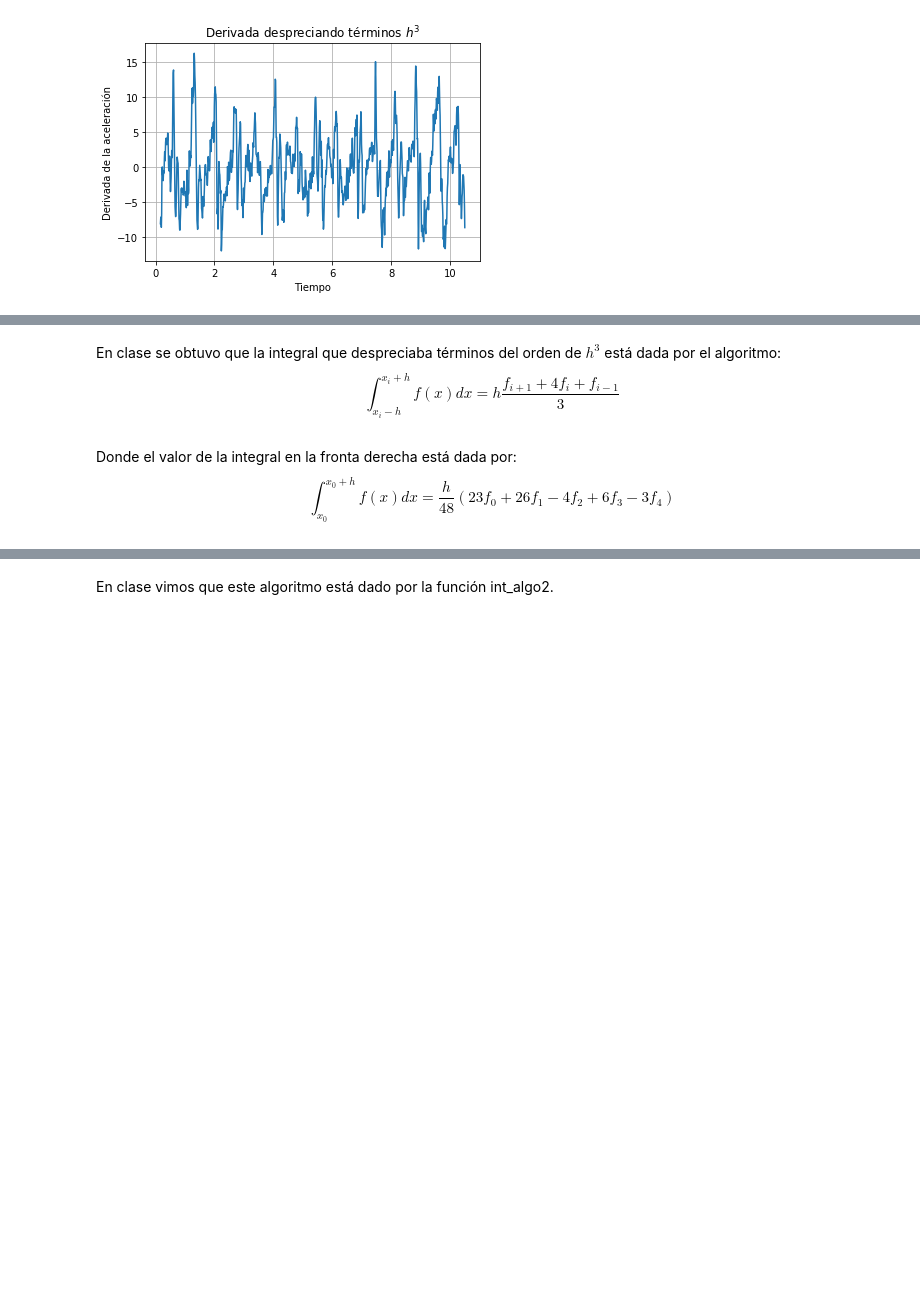
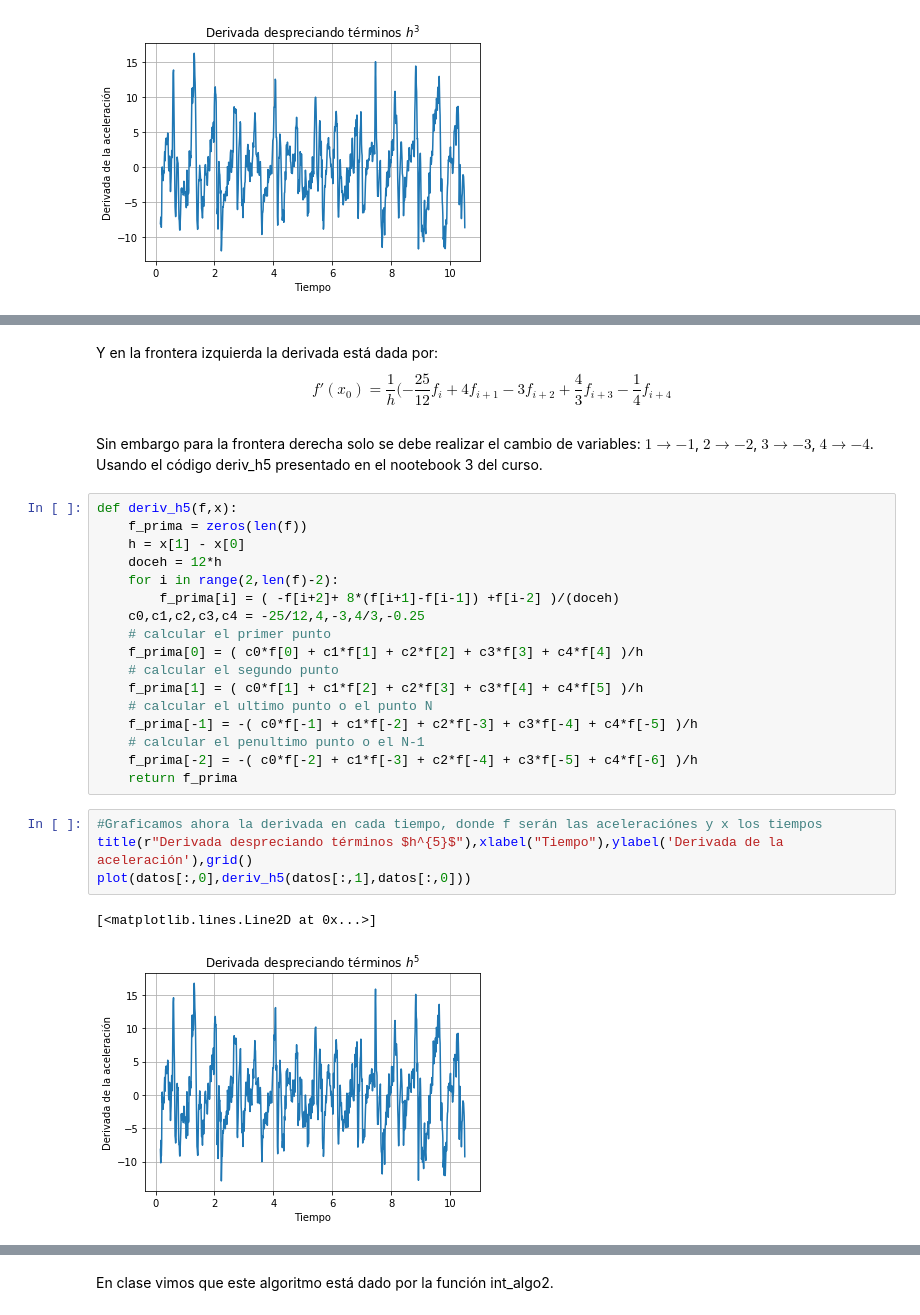
Before and after one commit to marthaaquino/Fisica-computacional, a Jupyter notebook: Examen 1.ipynb, the cells around one changed output, grey strips where cells are left out. Saved outputs shown, nothing was run; the diff lists cells and outputs as text; blank space fills up the shorter version.

```diff
--- a/Examen 1.ipynb
+++ b/Examen 1.ipynb
@@ -217,6 +216,30 @@ Ahora, para la derivada de orden 4 donde se desprecian términos $h^{5}$ se tien
-# %% [markdown]
-En clase se obtuvo que la integral que despreciaba términos del orden de $h^{3}$ está dada por el algoritmo:
-$$\int_{x_i-h}^{x_i+h}f(x)dx=h\frac{f_{i+1}+4f_i+f_{i-1}}{3}$$
-# %% [markdown]
-Donde el valor de la integral en la fronta derecha está dada por:
-$$\int_{x_0}^{x_0+h}f(x)dx=\frac{h}{48}(23f_{0}+26f_{1}-4f_{2}+6f_{3}-3f_{4})$$
+# %% [markdown]
+Y en la frontera izquierda la derivada está dada por:
+$$f'(x_0)={\frac{1}{h}}(-\frac{25}{12}f_i+4f_{i+1}-3f_{i+2}+{\frac{4}{3}}f_{i+3}-{\frac{1}{4}}f_{i+4} $$
+# %% [markdown]
+Sin embargo para la frontera derecha solo se debe realizar el cambio de variables: $1\rightarrow -1$, $2\rightarrow-2$, $3\rightarrow-3$, $4\rightarrow-4$.
+Usando el código deriv_h5 presentado en el nootebook 3 del curso.
+# %%
+def deriv_h5(f,x):
+    f_prima = zeros(len(f))
+    h = x[1] - x[0]
+    doceh = 12*h
+    for i in range(2,len(f)-2):
+        f_prima[i] = ( -f[i+2]+ 8*(f[i+1]-f[i-1]) +f[i-2] )/(doceh)
+    c0,c1,c2,c3,c4 = -25/12,4,-3,4/3,-0.25
+    # calcular el primer punto
+    f_prima[0] = ( c0*f[0] + c1*f[1] + c2*f[2] + c3*f[3] + c4*f[4] )/h
+    # calcular el segundo punto
+    f_prima[1] = ( c0*f[1] + c1*f[2] + c2*f[3] + c3*f[4] + c4*f[5] )/h
+    # calcular el ultimo punto o el punto N
+    f_prima[-1] = -( c0*f[-1] + c1*f[-2] + c2*f[-3] + c3*f[-4] + c4*f[-5] )/h
+    # calcular el penultimo punto o el N-1
+    f_prima[-2] = -( c0*f[-2] + c1*f[-3] + c2*f[-4] + c3*f[-5] + c4*f[-6] )/h
+    return f_prima
+# %%
+#Graficamos ahora la derivada en cada tiempo, donde f serán las aceleraciónes y x los tiempos
+title(r"Derivada despreciando términos $h^{5}$"),xlabel("Tiempo"),ylabel('Derivada de la aceleración'),grid()
+plot(datos[:,0],deriv_h5(datos[:,1],datos[:,0]))
+# %% [output]
+[<matplotlib.lines.Line2D at 0x...>]
+[figure, added]
```
Also changed, not shown: parts of 38 cells of this notebook.
